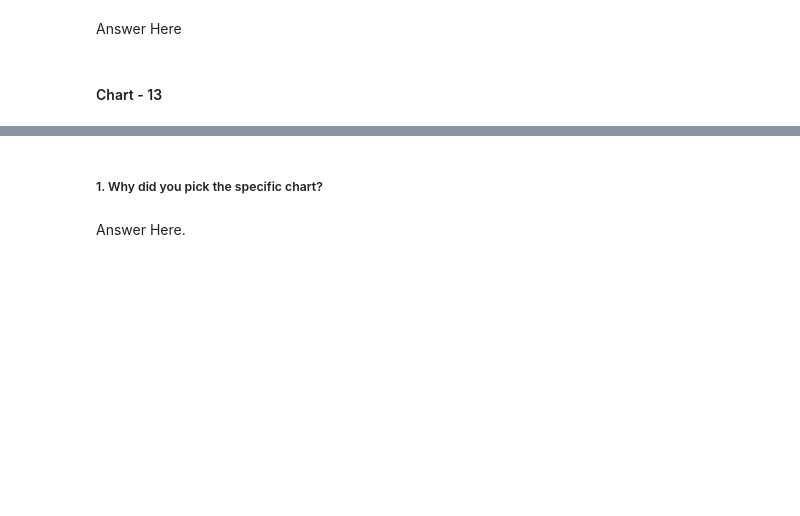
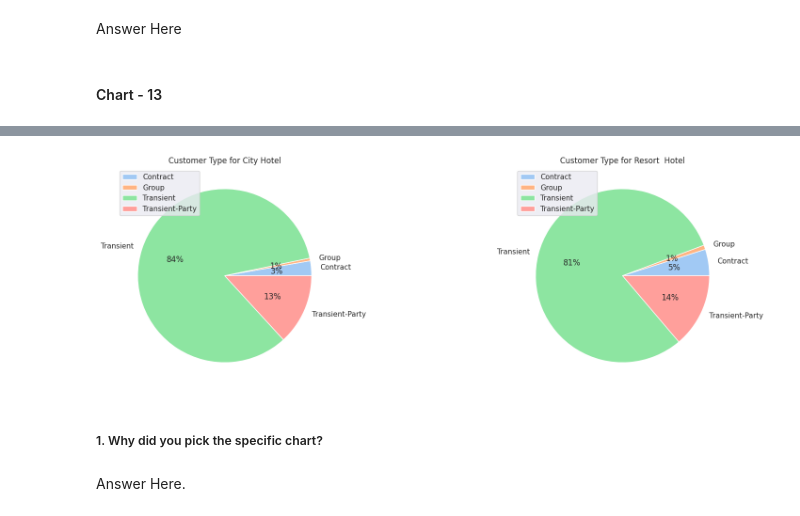
Before and after one commit to Bhushan0097/01.-CAPSTONE-PROJECT----Hotel-Bookings.csv, a Jupyter notebook: 01_Capstone_Project_EDA_HotelBooking.ipynb, the cells around one changed output, grey strips where cells are left out. Saved outputs shown, nothing was run; the diff lists cells and outputs as text; code cells hidden in the pictures; blank space fills up the shorter version.

```diff
--- a/01_Capstone_Project_EDA_HotelBooking.ipynb
+++ b/01_Capstone_Project_EDA_HotelBooking.ipynb
@@ -1699,0 +1702,4 @@ Answer Here
+# %%
+#grouping year by year and arrival_date_month
+customer_type_data = hotel_data2.groupby(["hotel","customer_type"])["customer_type"].count().reset_index(name="count")
+customer_type_data.head()
@@ -1700,3 +1713,28 @@ Answer Here
+# %%
+data1 = customer_type_data[customer_type_data["hotel"]=='City Hotel']
+data2 = customer_type_data[customer_type_data["hotel"]=='Resort Hotel']
+# %%
+# Chart - 13 visualization code
+
+plt.figure(figsize=(20,6))
+plt.tight_layout(pad=10.0)
+# define Seaborn color palette to use
+color = sns.color_palette("pastel")
+
+# Year 2015- 16
+plt.subplot(1, 2, 1)
+plt.pie(data1['count'], labels=data1['customer_type'], colors=color, autopct='%.0f%%')
+plt.title("Customer Type for City Hotel")
+plt.legend(loc='upper left')
+
+# Year 2016- 17
+plt.subplot(1, 2, 2)
+plt.pie(data2['count'], labels=data2['customer_type'], colors=color, autopct='%.0f%%')
+plt.title("Customer Type for Resort  Hotel")
+plt.legend(loc='upper left')
+plt.show()
+# %% [output]
+[figure, added]
 # %% [markdown]
 ##### 1. Why did you pick the specific chart?
 # %% [markdown]
```
Also changed, not shown: parts of 10 cells of this notebook.
